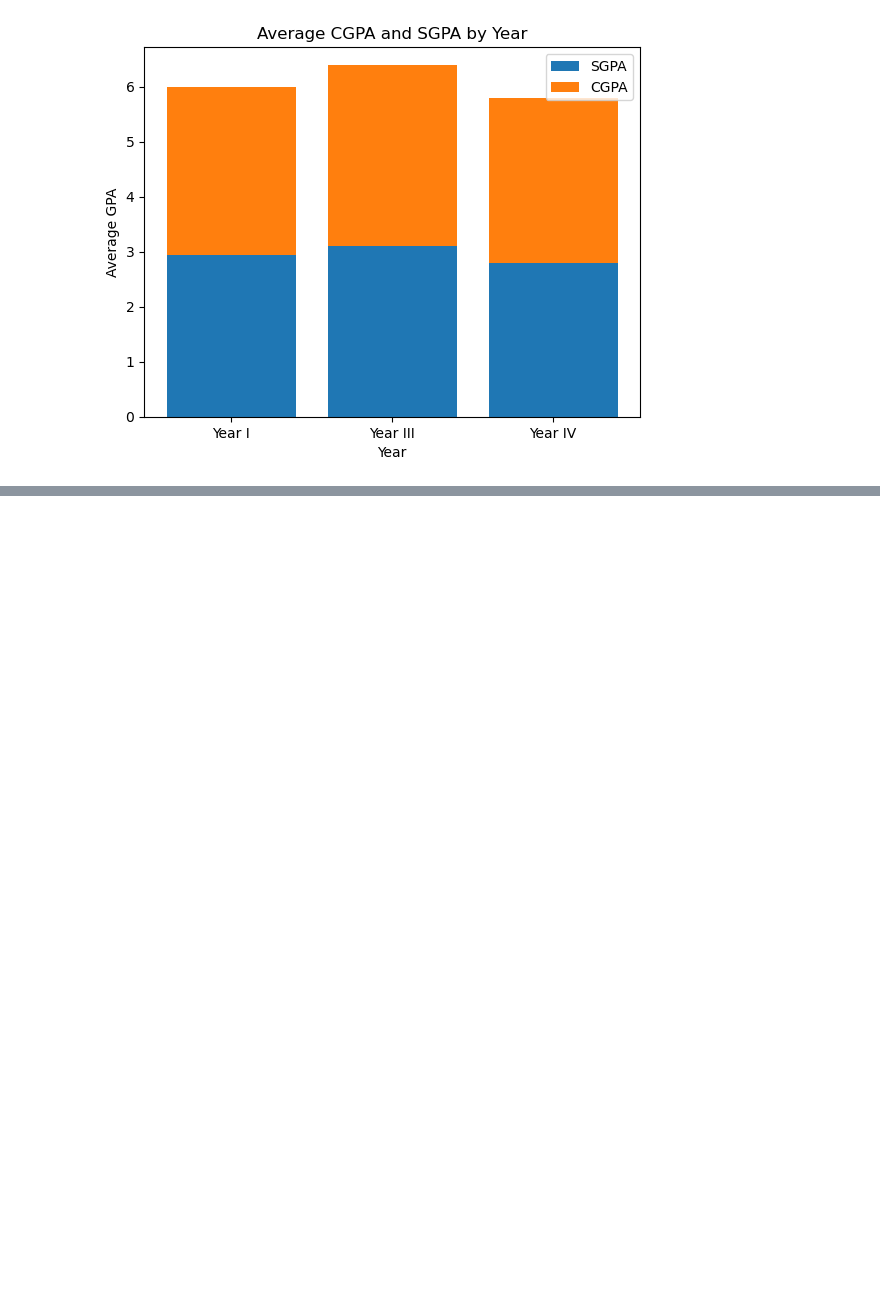
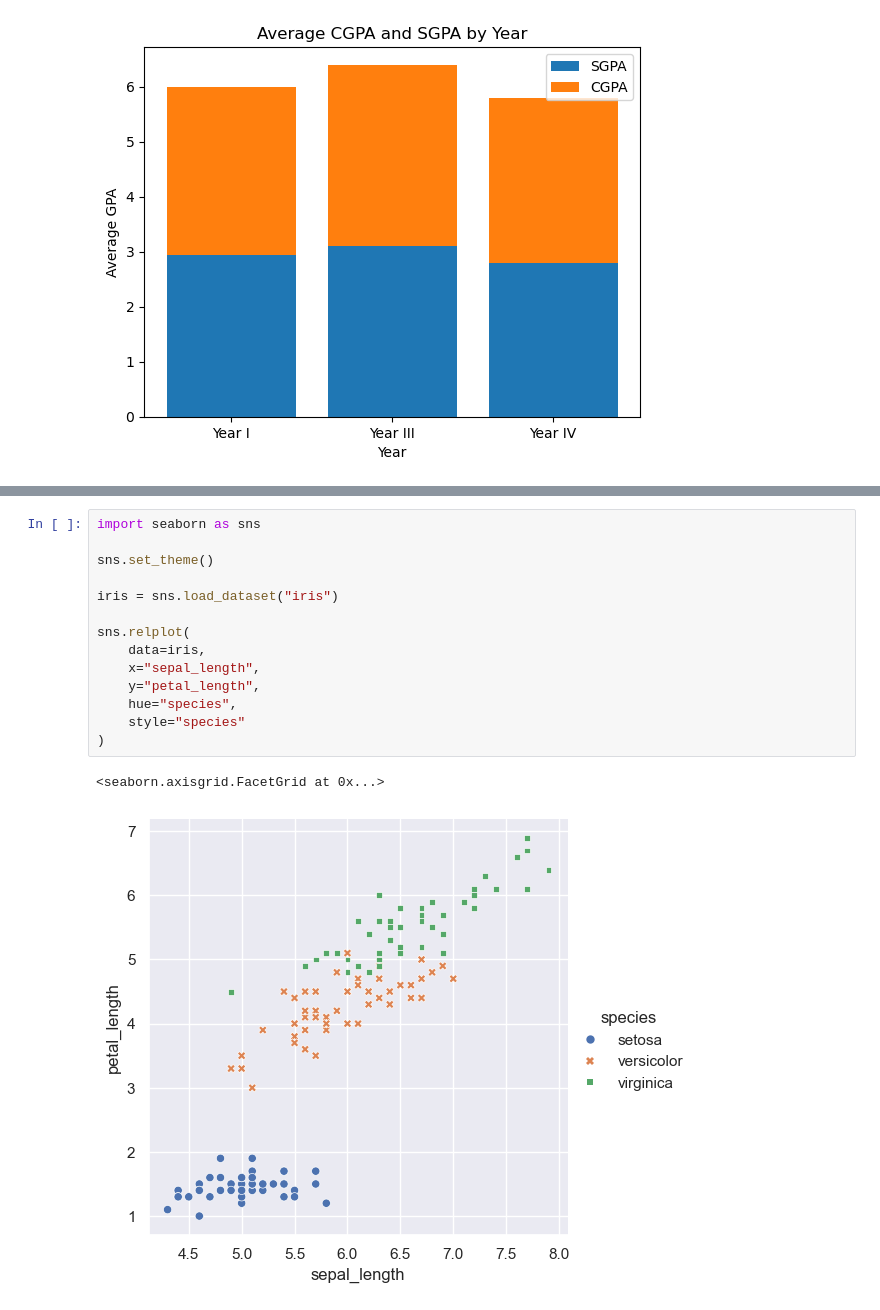
Before and after one commit to herandd-7/qiyas-2026-006429, a Jupyter notebook: cw.ipynb, the cells around one changed output, grey strips where cells are left out. Saved outputs shown, nothing was run; the diff lists cells and outputs as text; blank space fills up the shorter version.

```diff
--- a/cw.ipynb
+++ b/cw.ipynb
@@ -186,0 +360,17 @@ Year IV   3.000000  2.800000
+# %%
+import seaborn as sns
+
+sns.set_theme()
+
+iris = sns.load_dataset("iris")
+
+sns.relplot(
+    data=iris,
+    x="sepal_length",
+    y="petal_length",
+    hue="species",
+    style="species"
+)
+# %% [output]
+<seaborn.axisgrid.FacetGrid at 0x...>
+[figure, added]
```
Also changed, not shown: parts of 12 cells of this notebook, 6 other files.
